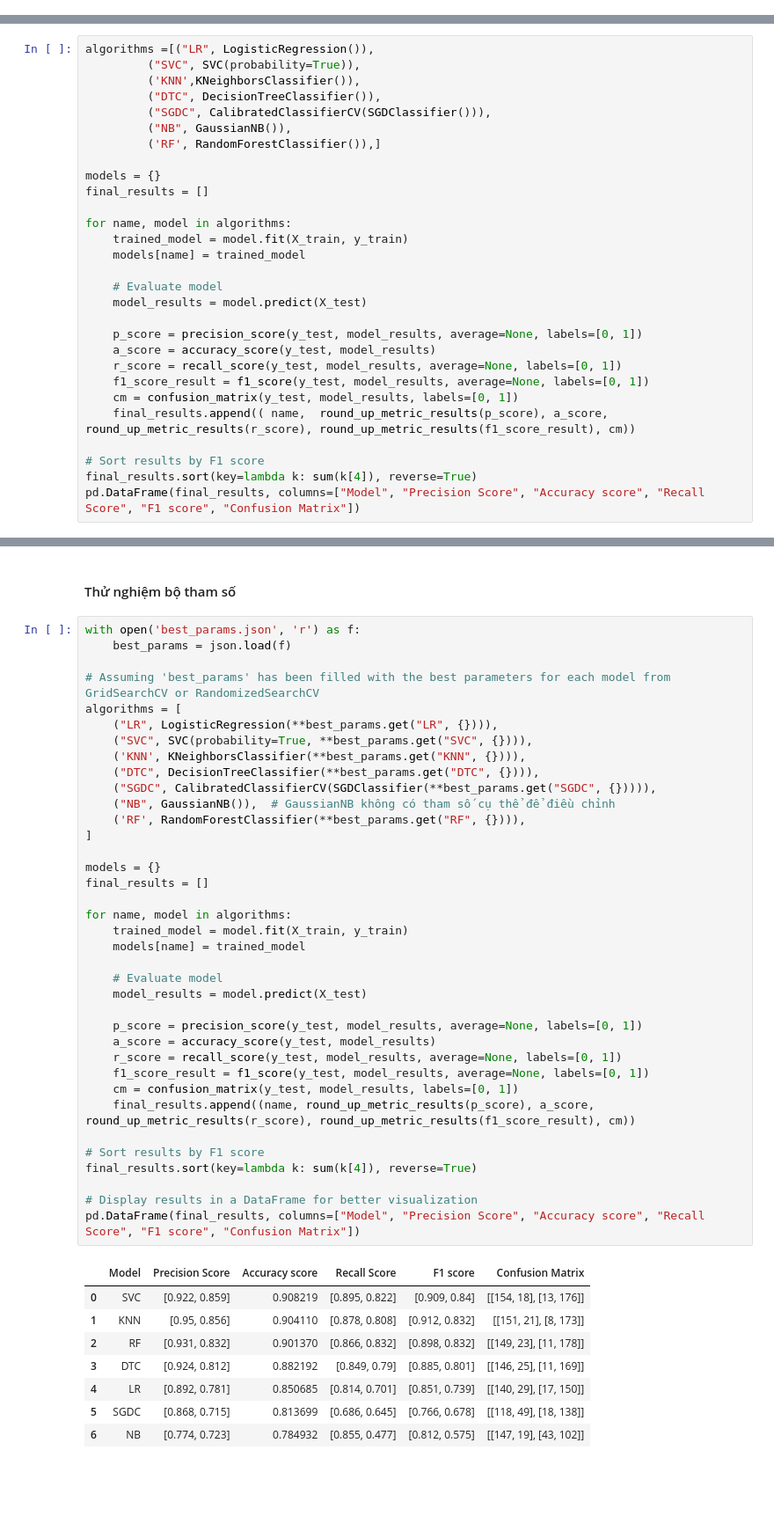
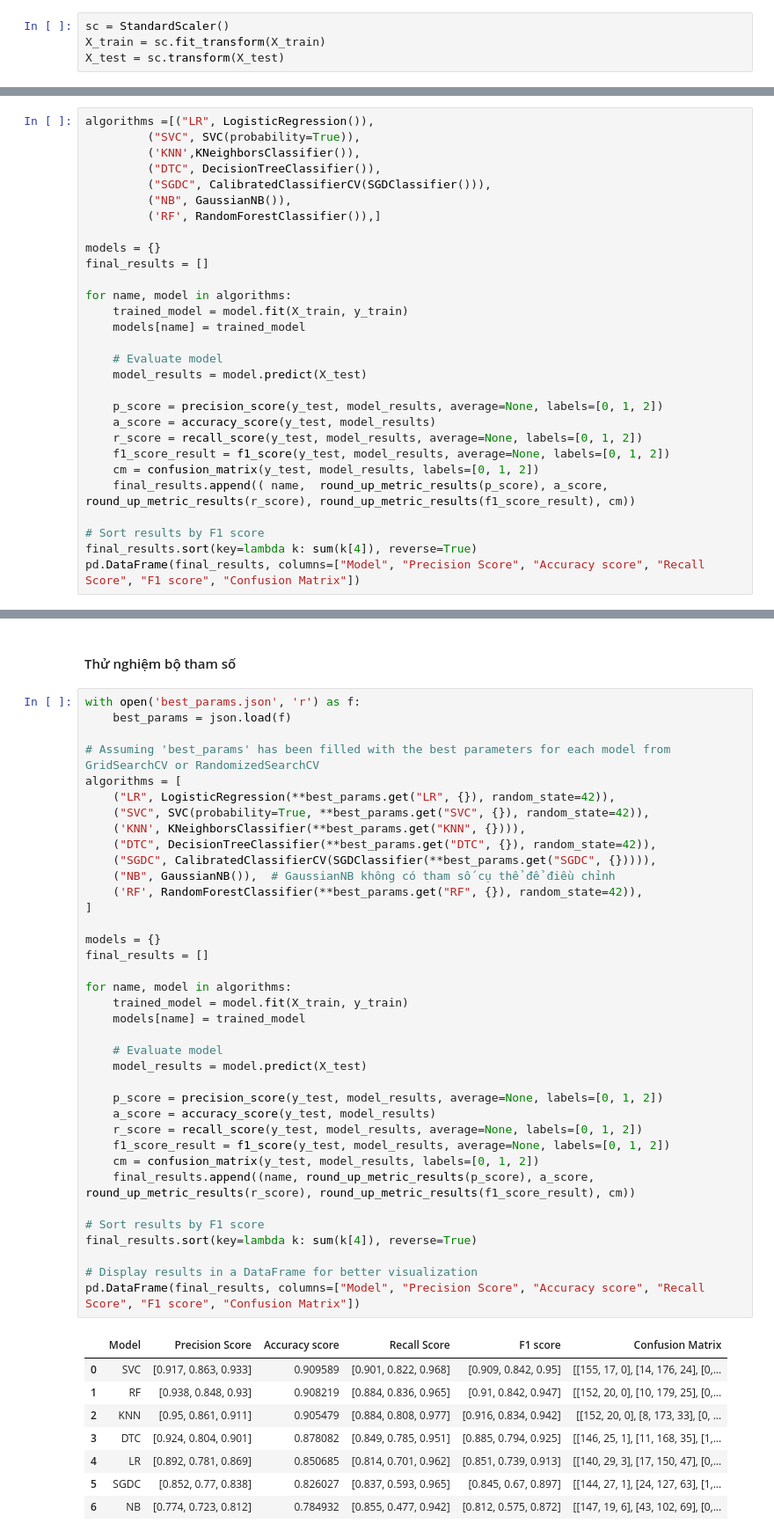
Before and after one commit to tranhuutuan261103/Gym-Exercise-Correction, a Jupyter notebook: trainning/squat_model/train_model.ipynb, the cells around one changed output, grey strips where cells are left out. Shown at 88% size. Saved outputs shown, nothing was run; the diff lists cells and outputs as text; blank space fills up the shorter version.

Commit message:
fix: [PBL5] Fix train model squat

```diff
--- a/trainning/squat_model/train_model.ipynb
+++ b/trainning/squat_model/train_model.ipynb
@@ -89,6 +86,10 @@ y_test.head(3)
 481     1
 2707    1
 Name: label, dtype: int32
+# %%
+sc = StandardScaler()
+X_train = sc.fit_transform(X_train)
+X_test = sc.transform(X_test)
 # %% [markdown]
 ### Thử nghiệm các mô hình
 # %%
@@ -110,11 +111,11 @@ for name, model in algorithms:
     # Evaluate model
     model_results = model.predict(X_test)
 
-    p_score = precision_score(y_test, model_results, average=None, labels=[0, 1])
+    p_score = precision_score(y_test, model_results, average=None, labels=[0, 1, 2])
     a_score = accuracy_score(y_test, model_results)
-    r_score = recall_score(y_test, model_results, average=None, labels=[0, 1])
-    f1_score_result = f1_score(y_test, model_results, average=None, labels=[0, 1])
-    cm = confusion_matrix(y_test, model_results, labels=[0, 1])
+    r_score = recall_score(y_test, model_results, average=None, labels=[0, 1, 2])
+    f1_score_result = f1_score(y_test, model_results, average=None, labels=[0, 1, 2])
+    cm = confusion_matrix(y_test, model_results, labels=[0, 1, 2])
     final_results.append(( name,  round_up_metric_results(p_score), a_score, round_up_metric_results(r_score), round_up_metric_results(f1_score_result), cm))
 
 # Sort results by F1 score
@@ -389,47 +390,47 @@ RF: RandomForestClassifier(max_depth=90, n_estimators=2000)
 with open('best_params.json', 'r') as f:
     best_params = json.load(f)
 
 # Assuming 'best_params' has been filled with the best parameters for each model from GridSearchCV or RandomizedSearchCV
 algorithms = [
-    ("LR", LogisticRegression(**best_params.get("LR", {}))),
-    ("SVC", SVC(probability=True, **best_params.get("SVC", {}))),
+    ("LR", LogisticRegression(**best_params.get("LR", {}), random_state=42)),
+    ("SVC", SVC(probability=True, **best_params.get("SVC", {}), random_state=42)),
     ('KNN', KNeighborsClassifier(**best_params.get("KNN", {}))),
-    ("DTC", DecisionTreeClassifier(**best_params.get("DTC", {}))),
+    ("DTC", DecisionTreeClassifier(**best_params.get("DTC", {}), random_state=42)),
     ("SGDC", CalibratedClassifierCV(SGDClassifier(**best_params.get("SGDC", {})))),
     ("NB", GaussianNB()),  # GaussianNB không có tham số cụ thể để điều chỉnh
-    ('RF', RandomForestClassifier(**best_params.get("RF", {}))),
+    ('RF', RandomForestClassifier(**best_params.get("RF", {}), random_state=42)),
 ]
 
 models = {}
 final_results = []
 
 for name, model in algorithms:
     trained_model = model.fit(X_train, y_train)
     models[name] = trained_model
 
     # Evaluate model
     model_results = model.predict(X_test)
 
-    p_score = precision_score(y_test, model_results, average=None, labels=[0, 1])
+    p_score = precision_score(y_test, model_results, average=None, labels=[0, 1, 2])
     a_score = accuracy_score(y_test, model_results)
-    r_score = recall_score(y_test, model_results, average=None, labels=[0, 1])
-    f1_score_result = f1_score(y_test, model_results, average=None, labels=[0, 1])
-    cm = confusion_matrix(y_test, model_results, labels=[0, 1])
+    r_score = recall_score(y_test, model_results, average=None, labels=[0, 1, 2])
+    f1_score_result = f1_score(y_test, model_results, average=None, labels=[0, 1, 2])
+    cm = confusion_matrix(y_test, model_results, labels=[0, 1, 2])
     final_results.append((name, round_up_metric_results(p_score), a_score, round_up_metric_results(r_score), round_up_metric_results(f1_score_result), cm))
 
 # Sort results by F1 score
 final_results.sort(key=lambda k: sum(k[4]), reverse=True)
 
 # Display results in a DataFrame for better visualization
 pd.DataFrame(final_results, columns=["Model", "Precision Score", "Accuracy score", "Recall Score", "F1 score", "Confusion Matrix"])
 # %% [output]
 |  | Model | Precision Score | Accuracy score | Recall Score | F1 score | Confusion Matrix |
-| 0 | SVC | [0.922, 0.859] | 0.908219 | [0.895, 0.822] | [0.909, 0.84] | [[154, 18], [13, 176]] |
-| 1 | KNN | [0.95, 0.856] | 0.904110 | [0.878, 0.808] | [0.912, 0.832] | [[151, 21], [8, 173]] |
-| 2 | RF | [0.931, 0.832] | 0.901370 | [0.866, 0.832] | [0.898, 0.832] | [[149, 23], [11, 178]] |
-| 3 | DTC | [0.924, 0.812] | 0.882192 | [0.849, 0.79] | [0.885, 0.801] | [[146, 25], [11, 169]] |
-| 4 | LR | [0.892, 0.781] | 0.850685 | [0.814, 0.701] | [0.851, 0.739] | [[140, 29], [17, 150]] |
-| 5 | SGDC | [0.868, 0.715] | 0.813699 | [0.686, 0.645] | [0.766, 0.678] | [[118, 49], [18, 138]] |
-| 6 | NB | [0.774, 0.723] | 0.784932 | [0.855, 0.477] | [0.812, 0.575] | [[147, 19], [43, 102]] |
+| 0 | SVC | [0.917, 0.863, 0.933] | 0.909589 | [0.901, 0.822, 0.968] | [0.909, 0.842, 0.95] | [[155, 17, 0], [14, 176, 24], [0,... |
+| 1 | RF | [0.938, 0.848, 0.93] | 0.908219 | [0.884, 0.836, 0.965] | [0.91, 0.842, 0.947] | [[152, 20, 0], [10, 179, 25], [0,... |
+| 2 | KNN | [0.95, 0.861, 0.911] | 0.905479 | [0.884, 0.808, 0.977] | [0.916, 0.834, 0.942] | [[152, 20, 0], [8, 173, 33], [0, ... |
+| 3 | DTC | [0.924, 0.804, 0.901] | 0.878082 | [0.849, 0.785, 0.951] | [0.885, 0.794, 0.925] | [[146, 25, 1], [11, 168, 35], [1,... |
+| 4 | LR | [0.892, 0.781, 0.869] | 0.850685 | [0.814, 0.701, 0.962] | [0.851, 0.739, 0.913] | [[140, 29, 3], [17, 150, 47], [0,... |
+| 5 | SGDC | [0.852, 0.77, 0.838] | 0.826027 | [0.837, 0.593, 0.965] | [0.845, 0.67, 0.897] | [[144, 27, 1], [24, 127, 63], [1,... |
+| 6 | NB | [0.774, 0.723, 0.812] | 0.784932 | [0.855, 0.477, 0.942] | [0.812, 0.575, 0.872] | [[147, 19, 6], [43, 102, 69], [0,... |
 # %%
 best_model = models['SVC']
```
Also changed, not shown: parts of 8 cells of this notebook, 3 other files.
